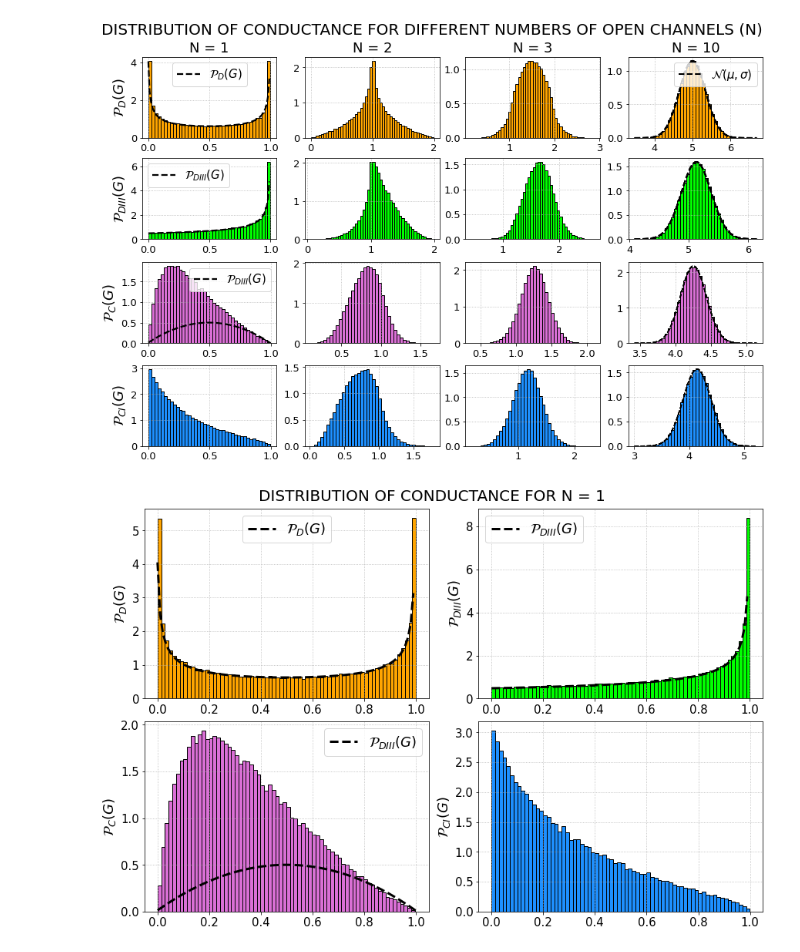
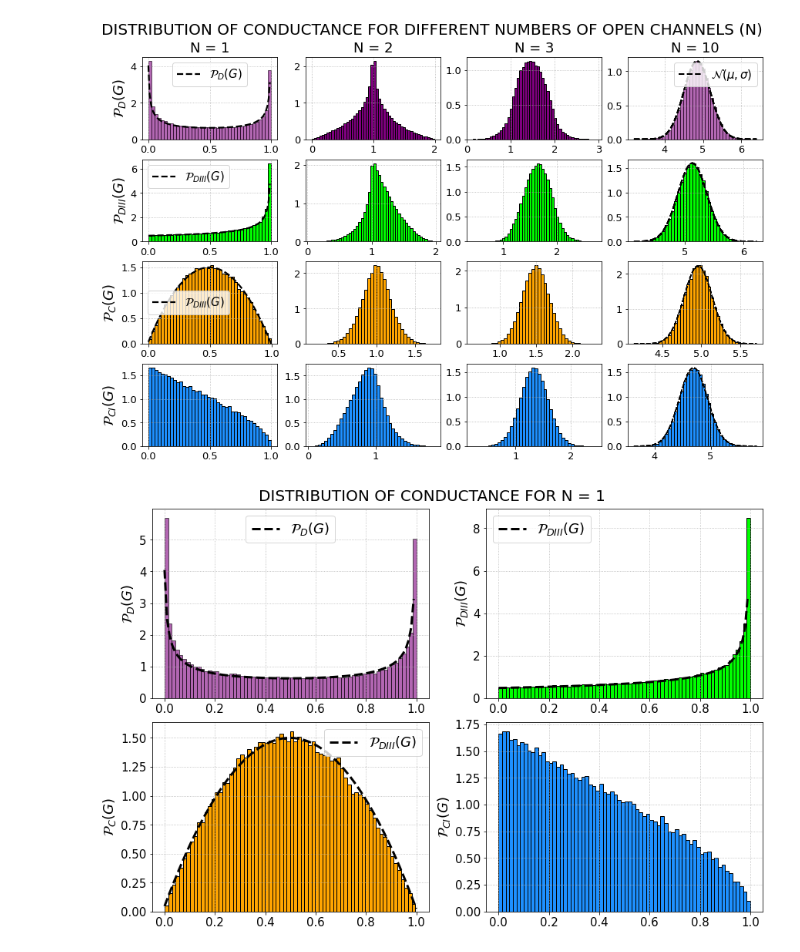
Before and after one commit to Rafffaelb/Andreev_Billiard, a Jupyter notebook: Altland-Zirnbauer/Data_Analysis/Andreev_Conductance_ShotNoise.ipynb, the cells around one changed output. Cells and saved outputs as stored; diff of their text form; code cells hidden in the pictures.

```diff
--- a/Altland-Zirnbauer/Data_Analysis/Andreev_Conductance_ShotNoise.ipynb
+++ b/Altland-Zirnbauer/Data_Analysis/Andreev_Conductance_ShotNoise.ipynb
@@ -51,7 +51,7 @@ def Distr_C_N1(data):
 
     p = [0 for i in range(len(x))]
     for i in range(len(x)):
-        p[i] = 2*x[i]*(1-x[i])
+        p[i] = 3*2*x[i]*(1-x[i])
     return p
 # %%
 df_Andreev_G_D = pd.read_csv(r'Channel/Andreev_G_D_Channel.txt', sep = '\t', header = None)
@@ -155,21 +155,21 @@ for j in range(0,4):
 
             axs[0,3].set_title('N = 10', fontsize = 18)
 
-            axs[0,3].plot(G_D[0:199,9], color='orange', label = r'D', alpha=1);
+            axs[0,3].plot(G_D[0:199,9], color='purple', label = r'D', alpha=1);
             axs[1,3].plot(G_DIII[0:199,9], color='lime', label = r'DIII', alpha=1);
-            axs[2,3].plot(G_C[0:199,9], color='orchid', label = r'C', alpha=1);
+            axs[2,3].plot(G_C[0:199,9], color='orange', label = r'C', alpha=1);
             axs[3,3].plot(G_CI[0:199,9], color='dodgerblue', label = r'CI', alpha=1);
 
         else:
             axs[0,j].set_title('N = '+ str(j+1), fontsize = 18)
             if (i == 0):
-                axs[i,j].plot(G_D[0:199,j], color='orange', label = r'$D$', alpha=1);
+                axs[i,j].plot(G_D[0:199,j], color='purple', label = r'$D$', alpha=1);
             else:
                 if (i == 1):
                     axs[i,j].plot(G_DIII[0:199,j], color='lime', label = r'DIII', alpha=1);
                 else:
                     if (i == 2):
-                        axs[i,j].plot(G_C[0:199,j], color='orchid', label = r'C', alpha=1);
+                        axs[i,j].plot(G_C[0:199,j], color='orange', label = r'C', alpha=1);
                     else:
                         if (i == 3):
                             axs[i,j].plot(G_CI[0:199,j], color='dodgerblue', label = r'CI', alpha=1);
@@ -202,9 +202,9 @@ for j in range(0,4):
 
             axs[0,0].set_title('N = 1', fontsize = 18)
 
-            axs[0,0].hist(G_D[:,0], bins = 40, color='orange', alpha=1, density = True, histtype='bar', ec='black');
+            axs[0,0].hist(G_D[:,0], bins = 40, color='purple', alpha=0.2, density = True, histtype='bar', ec='black');
             axs[1,0].hist(G_DIII[:,0], bins = 40, color='lime', alpha=1, density = True, histtype='bar', ec='black');
-            axs[2,0].hist(G_C[:,0], bins = 40, color='orchid', alpha=1, density = True, histtype='bar', ec='black');
+            axs[2,0].hist(G_C[:,0], bins = 40, color='orange', alpha=1, density = True, histtype='bar', ec='black');
             axs[3,0].hist(G_CI[:,0], bins = 40, color='dodgerblue', alpha=1, density = True, histtype='bar', ec='black');
 
             if (i == 0):
@@ -225,9 +225,9 @@ for j in range(0,4):
 
             axs[0,3].set_title('N = 10', fontsize = 18)
 
-            axs[0,3].hist(G_D[:,9], bins = 40, color='orange', alpha=1, density = True, histtype='bar', ec='black');
+            axs[0,3].hist(G_D[:,9], bins = 40, color='purple', alpha=0.2, density = True, histtype='bar', ec='black');
             axs[1,3].hist(G_DIII[:,9], bins = 40, color='lime', alpha=1, density = True, histtype='bar', ec='black');
-            axs[2,3].hist(G_C[:,9], bins = 40, color='orchid', alpha=1, density = True, histtype='bar', ec='black');
+            axs[2,3].hist(G_C[:,9], bins = 40, color='orange', alpha=1, density = True, histtype='bar', ec='black');
             axs[3,3].hist(G_CI[:,9], bins = 40, color='dodgerblue', alpha=1, density = True, histtype='bar', ec='black');
 
             x = np.linspace(np.min(G_D[:,9]), np.max(G_D[:,9]), 100)
@@ -246,13 +246,13 @@ for j in range(0,4):
         else:
             axs[0,j].set_title('N = '+ str(j+1), fontsize = 18)
             if (i == 0):
-                axs[i,j].hist(G_D[:,j], bins = 50, color='orange', label = r'D', alpha=1, density = True, histtype='bar', ec='black');
+                axs[i,j].hist(G_D[:,j], bins = 50, color='purple', label = r'D', alpha=1, density = True, histtype='bar', ec='black');
             else:
                 if (i == 1):
                     axs[i,j].hist(G_DIII[:,j], bins = 50, color='lime', label = r'DIII', alpha=1, density = True, histtype='bar', ec='black');
                 else:
                     if (i == 2):
-                        axs[i,j].hist(G_C[:,j], bins = 40, color='orchid', label = r'C', alpha=1, density = True, histtype='bar', ec='black');
+                        axs[i,j].hist(G_C[:,j], bins = 40, color='orange', label = r'C', alpha=1, density = True, histtype='bar', ec='black');
                     else:
                         if (i == 3):
                             axs[i,j].hist(G_CI[:,j], bins = 40, color='dodgerblue', label = r'CI', alpha=1, density = True, histtype='bar', ec='black');
@@ -263,38 +263,38 @@ for j in range(0,4):
 
         axs[i,j].grid(linestyle=':')
 # %% [output]
-[figure, old version]
+[figure, new version]
 # %%
 steps = 50
 
 fig, axs = plt.subplots(2,2, figsize = (12,8), constrained_layout = True)
 
 fig.suptitle(r'DISTRIBUTION OF CONDUCTANCE FOR N = 1', fontsize = 20)
 
 
-axs[0,0].hist(G_D[:,0], bins = 70, color='orange', alpha=1, density = True, histtype='bar', ec='black');
+axs[0,0].hist(G_D[:,0], bins = 70, color='purple', alpha=0.6, density = True, histtype='bar', ec='black');
 x = np.linspace(np.min(G_D[:,0]), np.max(G_D[:,0]), 100)
 axs[0,0].plot(x, Distr_D_N1(G_D[:,0]), color = 'black', label = r'$\mathcal{P}_{D}(G)$', alpha = 1, linewidth = 3, linestyle = 'dashed')
 axs[0,0].set_ylabel(r'$\mathcal{P}_{D}(G)$', fontsize = 18)
 axs[0,0].legend(fontsize = 18, loc = 'best')
 
 axs[0,1].hist(G_DIII[:,0], bins = 70, color='lime', alpha=1, density = True, histtype='bar', ec='black');
 x = np.linspace(np.min(G_DIII[:,0]), np.max(G_DIII[:,0]), 100)
 axs[0,1].plot(x, Distr_DIII_N1(G_D[:,0]), color = 'black', label = r'$\mathcal{P}_{DIII}(G)$', alpha = 1, linewidth = 3, linestyle = 'dashed')
 axs[0,1].set_ylabel(r'$\mathcal{P}_{DIII}(G)$', fontsize = 18)
 axs[0,1].legend(fontsize = 18, loc = 'best')
 
-axs[1,0].hist(G_C[:,0], bins = 70, color='orchid', alpha=1, density = True, histtype='bar', ec='black');
+axs[1,0].hist(G_C[:,0], bins = 70, color='orange', alpha=1, density = True, histtype='bar', ec='black');
 axs[1,0].set_ylabel(r'$\mathcal{P}_{C}(G)$', fontsize = 18)
 axs[1,0].plot(x, Distr_C_N1(G_C[:,0]), color = 'black', label = r'$\mathcal{P}_{DIII}(G)$', alpha = 1, linewidth = 3, linestyle = 'dashed')
 axs[1,0].legend(fontsize = 18, loc = 'best')
 
 axs[1,1].hist(G_CI[:,0], bins = 70, color='dodgerblue', alpha=1, density = True, histtype='bar', ec='black');
 axs[1,1].set_ylabel(r'$\mathcal{P}_{CI}(G)$', fontsize = 18)
 
 for i in range(2):
     for j in range(2):
         axs[i,j].tick_params(axis='both', which = 'major', labelsize = 15)
         axs[i,j].grid(linestyle=':')
 # %% [output]
-[figure, old version]
+[figure, new version]
```
Also changed, not shown: parts of 10 cells of this notebook, 5 other files.
